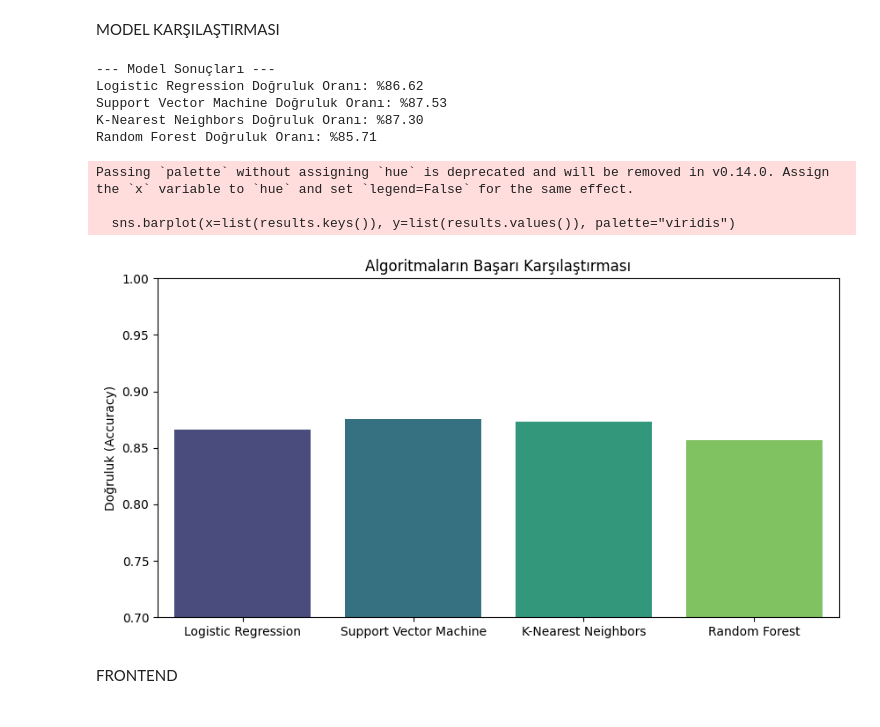
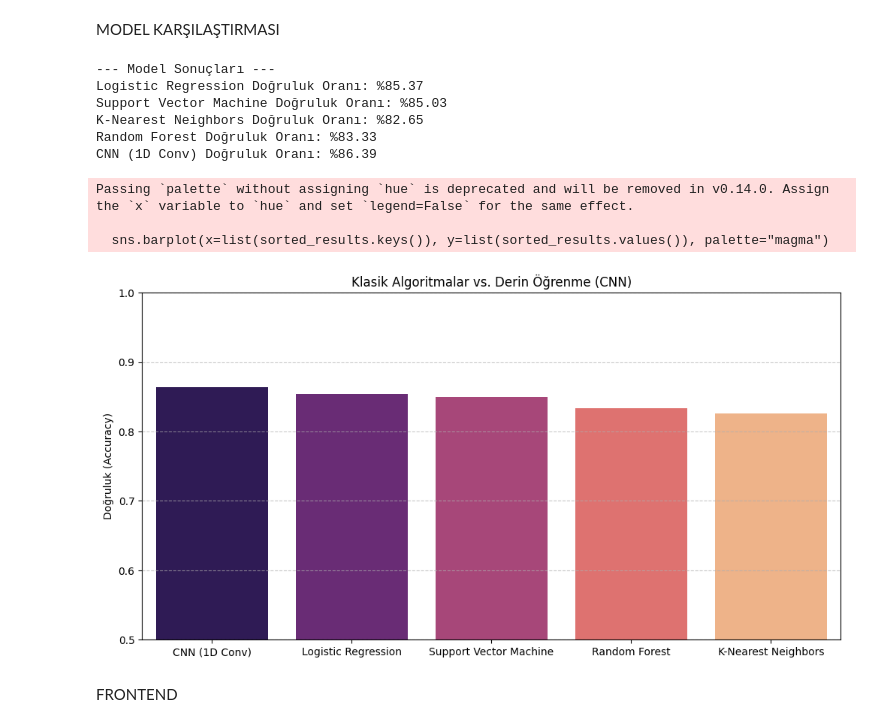
Before and after one commit to drmsbgr/employee-attrition, a Jupyter notebook: Employee_Attrition.ipynb, the cells around one changed output. Saved outputs shown, nothing was run; the diff lists cells and outputs as text; code cells hidden in the pictures.

Commit message:
cnn ve shap analizi eklendi

```diff
--- a/Employee_Attrition.ipynb
+++ b/Employee_Attrition.ipynb
@@ -88,0 +56,17 @@ Model Doğruluk Oranı: %85.71
+# %%
+import pandas as pd
+import xgboost as xgb
+import shap
+
+# Veriyi hazırlama (Kategorik değişkenleri sayısallaştırma)
+df_other = pd.get_dummies(df, drop_first=True)
+X = df_other.drop('Attrition_Yes', axis=1)
+y = df_other['Attrition_Yes']
+
+# Model eğitimi
+model = xgb.XGBClassifier().fit(X, y)
+
+# SHAP Değerlerinin Hesaplanması
+explainer = shap.TreeExplainer(model)
+shap_values_all = explainer(X)
+shap.plots.bar(shap_values_all, max_display=34)
@@ -89,60 +209,69 @@ Model Doğruluk Oranı: %85.71
 # %% [markdown]
 MODEL KARŞILAŞTIRMASI
 # %%
-from sklearn.linear_model import LogisticRegression
-from sklearn.svm import SVC
-from sklearn.neighbors import KNeighborsClassifier
-from sklearn.preprocessing import StandardScaler
-from sklearn.metrics import accuracy_score
+import torch
 
-# 1. Veri Ölçeklendirme (SVM ve KNN için şarttır)
-scaler = StandardScaler()
-X_train_scaled = scaler.fit_transform(X_train)
-X_test_scaled = scaler.transform(X_test)
-
-# 2. Modelleri Tanımlama
+# 1. Modelleri Tanımlama (Klasik Modeller)
 models = {
     "Logistic Regression": LogisticRegression(),
-    "Support Vector Machine": SVC(),
+    "Support Vector Machine": SVC(probability=True), # Olasılık için True yaptık
     "K-Nearest Neighbors": KNeighborsClassifier(),
     "Random Forest": RandomForestClassifier(n_estimators=100, random_state=42)
 }
 
-# 3. Döngü ile Hepsini Eğitme ve Test Etme
+# 2. Sonuçlar için Sözlük
 results = {}
 
+# 3. Klasik Modelleri Eğitme ve Test Etme
 print("--- Model Sonuçları ---")
 for name, model in models.items():
-    # Random Forest ölçeklendirme istemez ama diğerleri ister
-    # Bu yüzden RF için normal, diğerleri için scaled veri kullanalım
     if name == "Random Forest":
         model.fit(X_train, y_train)
         preds = model.predict(X_test)
     else:
         model.fit(X_train_scaled, y_train)
         preds = model.predict(X_test_scaled)
 
     acc = accuracy_score(y_test, preds)
     results[name] = acc
     print(f"{name} Doğruluk Oranı: %{acc*100:.2f}")
 
-# 4. Sonuçları Görselleştirme (Hocanın en seveceği kısım)
-plt.figure(figsize=(10, 5))
-sns.barplot(x=list(results.keys()), y=list(results.values()), palette="viridis")
-plt.ylim(0.7, 1.0) # Grafiği daha detaylı görmek için Y eksenini daraltalım
-plt.title("Algoritmaların Başarı Karşılaştırması")
+# 4. CNN MODELİNİ TEST ETME VE EKLEME
+model_cnn.eval() # Modeli değerlendirme moduna al
+with torch.no_grad():
+    # Test verisini CNN formatına getir (Batch, Features, 1)
+    X_test_tensor = torch.FloatTensor(X_test_scaled).unsqueeze(2)
+
+    # Tahmin yap ve 0.5 eşiğine göre sınıfa çevir
+    cnn_outputs = model_cnn(X_test_tensor)
+    cnn_preds = (cnn_outputs > 0.5).float().numpy()
+
+cnn_acc = accuracy_score(y_test, cnn_preds)
+results["CNN (1D Conv)"] = cnn_acc
+print(f"CNN (1D Conv) Doğruluk Oranı: %{cnn_acc*100:.2f}")
+
+# 5. Sonuçları Görselleştirme
+plt.figure(figsize=(12, 6))
+# Sonuçları başarı sırasına göre dizmek grafiği daha şık gösterir
+sorted_results = dict(sorted(results.items(), key=lambda item: item[1], reverse=True))
+
+sns.barplot(x=list(sorted_results.keys()), y=list(sorted_results.values()), palette="magma")
+plt.ylim(0.5, 1.0) # Farkları net görmek için
+plt.title("Klasik Algoritmalar vs. Derin Öğrenme (CNN)")
 plt.ylabel("Doğruluk (Accuracy)")
+plt.grid(axis='y', linestyle='--', alpha=0.7)
 plt.show()
 # %% [output]
 --- Model Sonuçları ---
-Logistic Regression Doğruluk Oranı: %86.62
-Support Vector Machine Doğruluk Oranı: %87.53
-K-Nearest Neighbors Doğruluk Oranı: %87.30
-Random Forest Doğruluk Oranı: %85.71
+Logistic Regression Doğruluk Oranı: %85.37
+Support Vector Machine Doğruluk Oranı: %85.03
+K-Nearest Neighbors Doğruluk Oranı: %82.65
+Random Forest Doğruluk Oranı: %83.33
+CNN (1D Conv) Doğruluk Oranı: %86.39
 Passing `palette` without assigning `hue` is deprecated and will be removed in v0.14.0. Assign the `x` variable to `hue` and set `legend=False` for the same effect.
 
-  sns.barplot(x=list(results.keys()), y=list(results.values()), palette="viridis")
+  sns.barplot(x=list(sorted_results.keys()), y=list(sorted_results.values()), palette="magma")
-[figure, old version]
+[figure, new version]
 # %% [markdown]
 FRONTEND
 # %%
```
Also changed, not shown: parts of 7 cells of this notebook.
